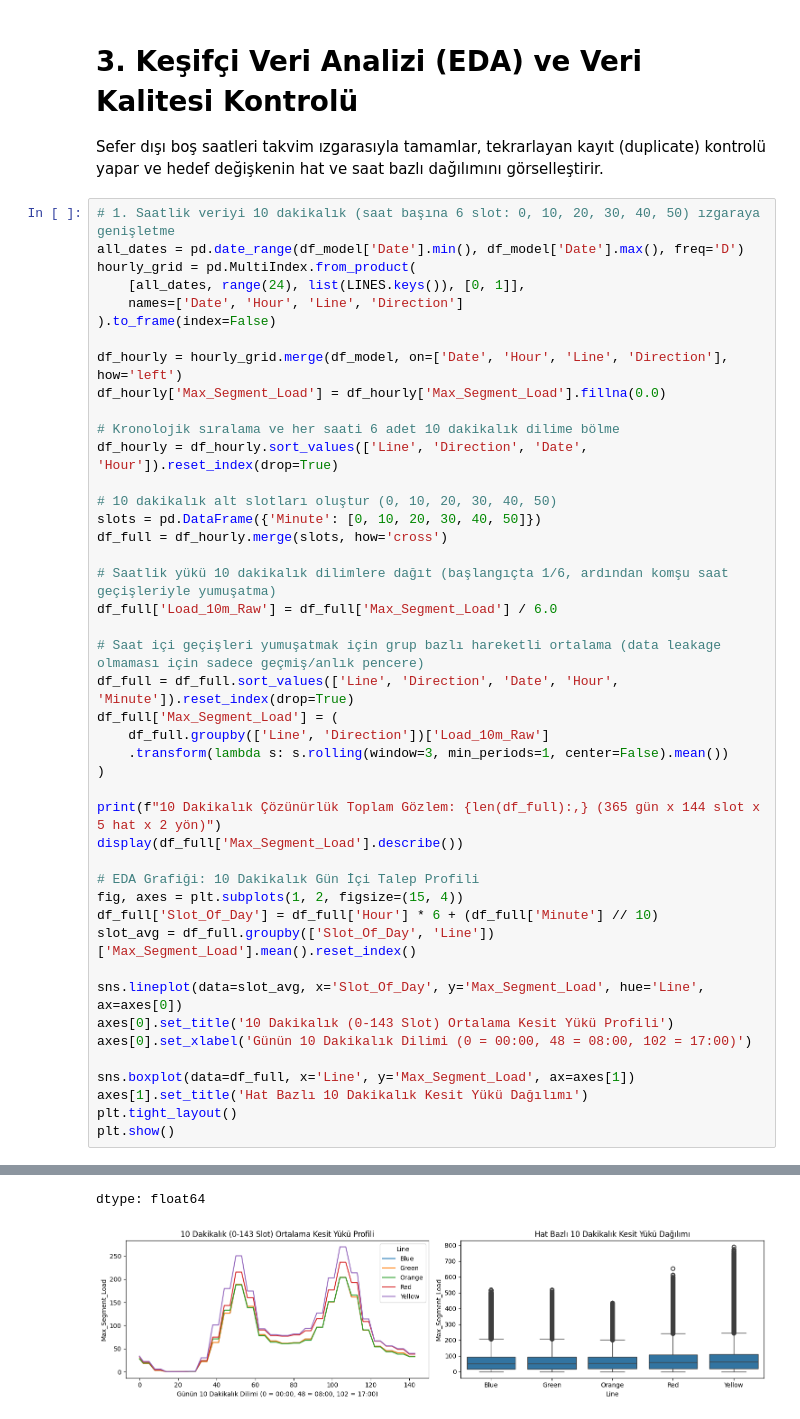
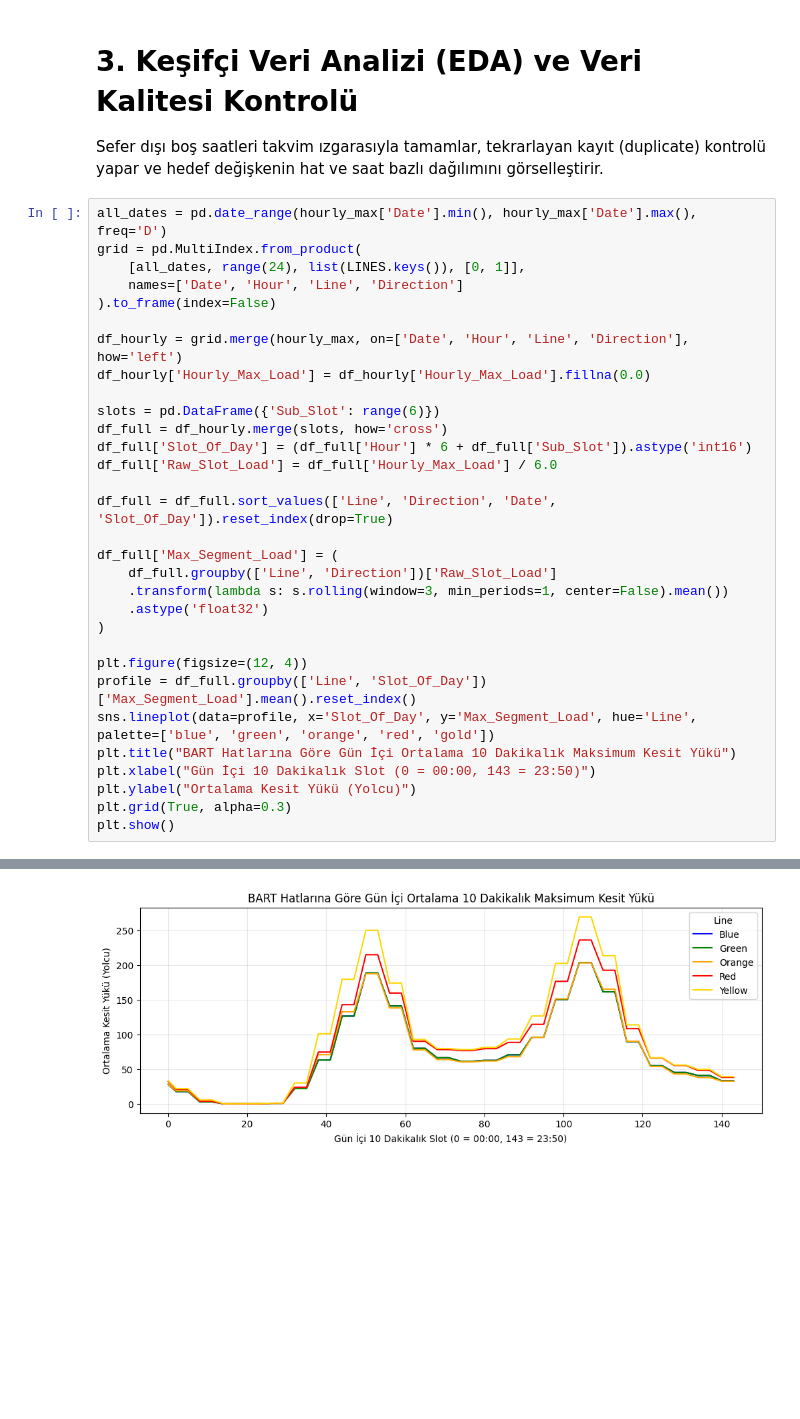
Before and after one commit to denizbutengineer/bart-capacity-planner, a Jupyter notebook: btk_final_proje.ipynb, the cells around one changed output, grey strips where cells are left out. Cells and saved outputs as stored; diff of their text form; blank space fills up the shorter version.

Commit message:
Colab kullanılarak oluşturuldu

```diff
--- a/btk_final_proje.ipynb
+++ b/btk_final_proje.ipynb
@@ -87,47 +179,34 @@ df_model['Date'] = pd.to_datetime(df_model['Date'])
 # 3. Keşifçi Veri Analizi (EDA) ve Veri Kalitesi Kontrolü
 Sefer dışı boş saatleri takvim ızgarasıyla tamamlar, tekrarlayan kayıt (duplicate) kontrolü yapar ve hedef değişkenin hat ve saat bazlı dağılımını görselleştirir.
 # %%
-# 1. Saatlik veriyi 10 dakikalık (saat başına 6 slot: 0, 10, 20, 30, 40, 50) ızgaraya genişletme
-all_dates = pd.date_range(df_model['Date'].min(), df_model['Date'].max(), freq='D')
-hourly_grid = pd.MultiIndex.from_product(
+all_dates = pd.date_range(hourly_max['Date'].min(), hourly_max['Date'].max(), freq='D')
+grid = pd.MultiIndex.from_product(
     [all_dates, range(24), list(LINES.keys()), [0, 1]],
     names=['Date', 'Hour', 'Line', 'Direction']
 ).to_frame(index=False)
 
-df_hourly = hourly_grid.merge(df_model, on=['Date', 'Hour', 'Line', 'Direction'], how='left')
-df_hourly['Max_Segment_Load'] = df_hourly['Max_Segment_Load'].fillna(0.0)
+df_hourly = grid.merge(hourly_max, on=['Date', 'Hour', 'Line', 'Direction'], how='left')
+df_hourly['Hourly_Max_Load'] = df_hourly['Hourly_Max_Load'].fillna(0.0)
 
-# Kronolojik sıralama ve her saati 6 adet 10 dakikalık dilime bölme
-df_hourly = df_hourly.sort_values(['Line', 'Direction', 'Date', 'Hour']).reset_index(drop=True)
+slots = pd.DataFrame({'Sub_Slot': range(6)})
+df_full = df_hourly.merge(slots, how='cross')
+df_full['Slot_Of_Day'] = (df_full['Hour'] * 6 + df_full['Sub_Slot']).astype('int16')
+df_full['Raw_Slot_Load'] = df_full['Hourly_Max_Load'] / 6.0
 
-# 10 dakikalık alt slotları oluştur (0, 10, 20, 30, 40, 50)
-slots = pd.DataFrame({'Minute': [0, 10, 20, 30, 40, 50]})
-df_full = df_hourly.merge(slots, how='cross')
+df_full = df_full.sort_values(['Line', 'Direction', 'Date', 'Slot_Of_Day']).reset_index(drop=True)
 
-# Saatlik yükü 10 dakikalık dilimlere dağıt (başlangıçta 1/6, ardından komşu saat geçişleriyle yumuşatma)
-df_full['Load_10m_Raw'] = df_full['Max_Segment_Load'] / 6.0
-
-# Saat içi geçişleri yumuşatmak için grup bazlı hareketli ortalama (data leakage olmaması için sadece geçmiş/anlık pencere)
-df_full = df_full.sort_values(['Line', 'Direction', 'Date', 'Hour', 'Minute']).reset_index(drop=True)
 df_full['Max_Segment_Load'] = (
-    df_full.groupby(['Line', 'Direction'])['Load_10m_Raw']
+    df_full.groupby(['Line', 'Direction'])['Raw_Slot_Load']
     .transform(lambda s: s.rolling(window=3, min_periods=1, center=False).mean())
+    .astype('float32')
 )
 
-print(f"10 Dakikalık Çözünürlük Toplam Gözlem: {len(df_full):,} (365 gün x 144 slot x 5 hat x 2 yön)")
-display(df_full['Max_Segment_Load'].describe())
-
-# EDA Grafiği: 10 Dakikalık Gün İçi Talep Profili
-fig, axes = plt.subplots(1, 2, figsize=(15, 4))
-df_full['Slot_Of_Day'] = df_full['Hour'] * 6 + (df_full['Minute'] // 10)
-slot_avg = df_full.groupby(['Slot_Of_Day', 'Line'])['Max_Segment_Load'].mean().reset_index()
-
-sns.lineplot(data=slot_avg, x='Slot_Of_Day', y='Max_Segment_Load', hue='Line', ax=axes[0])
-axes[0].set_title('10 Dakikalık (0-143 Slot) Ortalama Kesit Yükü Profili')
-axes[0].set_xlabel('Günün 10 Dakikalık Dilimi (0 = 00:00, 48 = 08:00, 102 = 17:00)')
-
-sns.boxplot(data=df_full, x='Line', y='Max_Segment_Load', ax=axes[1])
-axes[1].set_title('Hat Bazlı 10 Dakikalık Kesit Yükü Dağılımı')
-plt.tight_layout()
+plt.figure(figsize=(12, 4))
+profile = df_full.groupby(['Line', 'Slot_Of_Day'])['Max_Segment_Load'].mean().reset_index()
+sns.lineplot(data=profile, x='Slot_Of_Day', y='Max_Segment_Load', hue='Line', palette=['blue', 'green', 'orange', 'red', 'gold'])
+plt.title("BART Hatlarına Göre Gün İçi Ortalama 10 Dakikalık Maksimum Kesit Yükü")
+plt.xlabel("Gün İçi 10 Dakikalık Slot (0 = 00:00, 143 = 23:50)")
+plt.ylabel("Ortalama Kesit Yükü (Yolcu)")
+plt.grid(True, alpha=0.3)
 plt.show()
 # %% [output]
@@ -144,2 +213 @@ plt.show()
-dtype: float64
-[figure, old version]
+[figure, new version]
```
Also changed, not shown: parts of 17 cells of this notebook.
